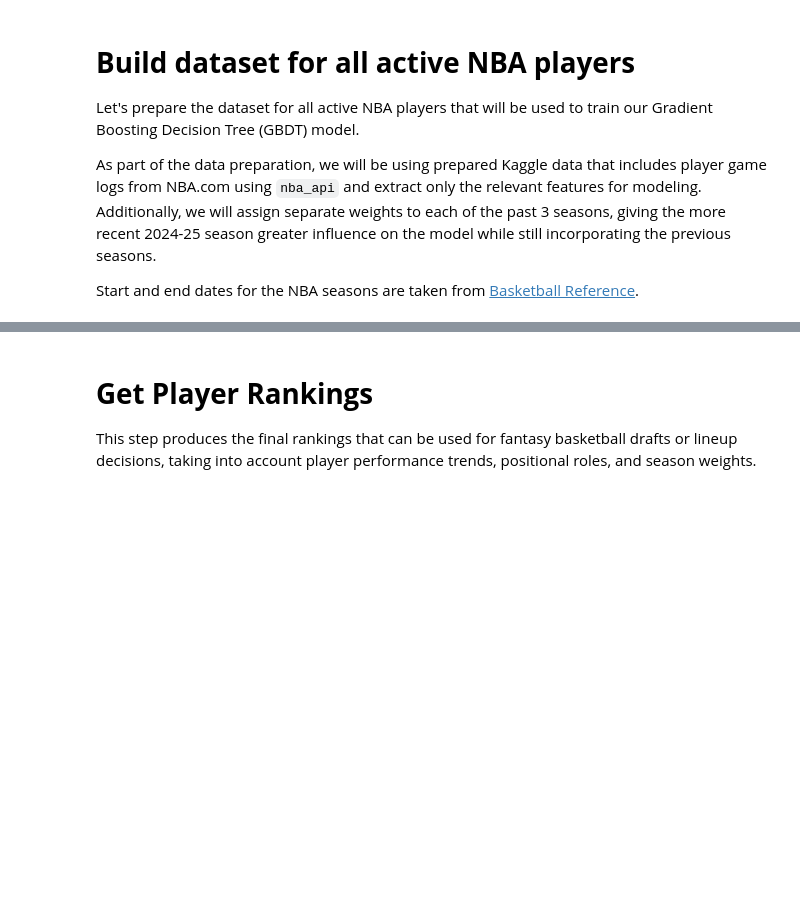
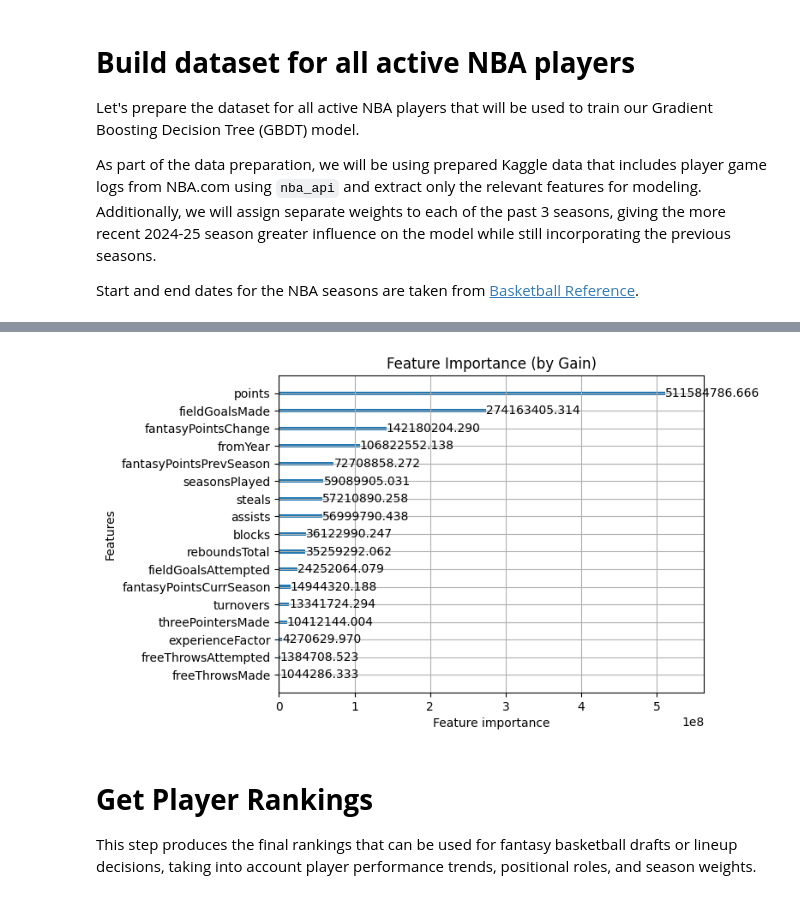
Before and after one commit to erlch/Fantasy-Basketball-GBDT, a Jupyter notebook: fantasy_basketball_gradient_boosting_decision_trees.ipynb, the cells around one changed output, grey strips where cells are left out. Drawn from its saved outputs; the diff is of its cells as text; code cells hidden in the pictures; blank space fills up the shorter version.

Commit message:
Add additional features and fine tune LightGBM model

```diff
--- a/fantasy_basketball_gradient_boosting_decision_trees.ipynb
+++ b/fantasy_basketball_gradient_boosting_decision_trees.ipynb
@@ -94,6 +102,19 @@ def compute_fantasy_points(df):
     df["fantasyPoints"] = fantasy_score
 
     return df
+
+def calculate_experience_curve(seasons):
+    """
+    Calculate experience curve for a player based on seasons played.
+    """
+    if seasons <= 4:
+        return 1 + 0.05 * (4 - seasons)
+    elif 5 <= seasons <= 8:
+        return 1
+    elif 9 <= seasons <= 12:
+        return 1 - 0.02 * (seasons - 8)
+    else:
+        return 0.85 - 0.03 * (seasons - 12)
 # %% [markdown]
 # **Build dataset for all active NBA players**
 
@@ -114,7 +135,7 @@ df = pd.read_csv(csv)
 df["gameDate"] = pd.to_datetime(df["gameDate"])
 
 df_players = pd.read_csv(players_csv)
-df_players.rename(columns={"PERSON_ID": "personId", "POSITION": "position"}, inplace=True)
+df_players.rename(columns={"PERSON_ID": "personId", "POSITION": "position", "FROM_YEAR": "fromYear"}, inplace=True)
 
 print(df_players.head())
 
@@ -139,7 +160,7 @@ dataframes = [df_22_23, df_23_24, df_24_25]
 
 for i, df_season in enumerate(dataframes):
     dataframes[i] = df_season.merge(
-        df_players[["personId", "position"]],
+        df_players[["personId", "position", "fromYear"]],
         on="personId",
         how="left"
     )
@@ -274,34 +365,42 @@ A LightGBM regression model is trained to predict fantasy points per game using
 
 After training, we evaluate the model using Root Mean Squared Error (RMSE), which measures how far the predicted fantasy points deviate from the actual values. A lower RMSE indicates better predictive accuracy.
 # %%
-X = df[numeric_cols]
-y = df["fantasyPoints"]
-weights = df["seasonWeight"]
+features = numeric_cols + [
+    "fantasyPointsCurrSeason",
+    "fantasyPointsPrevSeason",
+    "fantasyPointsChange",
+    "seasonsPlayed",
+    "experienceFactor"
+]
 
-X_train, X_test, y_train, y_test, w_train, w_test = train_test_split(
-    X, y, weights, test_size=0.2, random_state=42, shuffle=True
+# Create feature matrix and target
+X = df[features]
+y = df["weightedFantasyPoints"]
+
+X_train, X_test, y_train, y_test = train_test_split(
+    X, y, test_size=0.2, random_state=42, shuffle=True
 )
 
 # lgb refers to LightGBM, a popular gradient boosting framework from Microsoft
-train_data = lgb.Dataset(X_train, label=y_train, weight=w_train)
-test_data = lgb.Dataset(X_test, label=y_test, weight=w_test, reference=train_data)
+train_data = lgb.Dataset(X_train, label=y_train)
+test_data = lgb.Dataset(X_test, label=y_test, reference=train_data)
 
 params = {
     "objective": "regression",
     "metric": "rmse",
-    "learning_rate": 0.05,
-    "num_leaves": 31,
-    "feature_fraction": 0.9,
+    "learning_rate": 0.01,
+    "num_leaves": 127,
+    "feature_fraction": 0.8,
     "bagging_fraction": 0.8,
     "bagging_freq": 5,
-    "min_data_in_leaf": 5,
+    "min_data_in_leaf": 20,
     "verbose": -1
 }
 
 # Use a callback for early stopping
 callbacks = [
-    lgb.early_stopping(stopping_rounds=50),
-    lgb.log_evaluation(period=100)
+    lgb.early_stopping(stopping_rounds=100),
+    lgb.log_evaluation(period=200)
 ]
 
 # Train the model
@@ -309,7 +408,7 @@ model = lgb.train(
     params,
     train_data,
     valid_sets=[test_data],
-    num_boost_round=500,
+    num_boost_round=3000,
     callbacks=callbacks
 )
 
@@ -318,4 +417,8 @@ y_pred = model.predict(X_test, num_iteration=model.best_iteration)
 # Evaluate accuracy of model
 rmse = np.sqrt(mean_squared_error(y_test, y_pred))
 print("RMSE:", rmse)
+
+lgb.plot_importance(model, importance_type='gain')
+plt.title("Feature Importance (by Gain)")
+plt.show()
 # %% [output]
@@ -331,3 +444,4 @@ RMSE: 0.6382481395456827
+[figure, added]
 # %% [markdown]
 # **Get Player Rankings**
 
```
Also changed, not shown: parts of 10 cells of this notebook, 1 other file.
